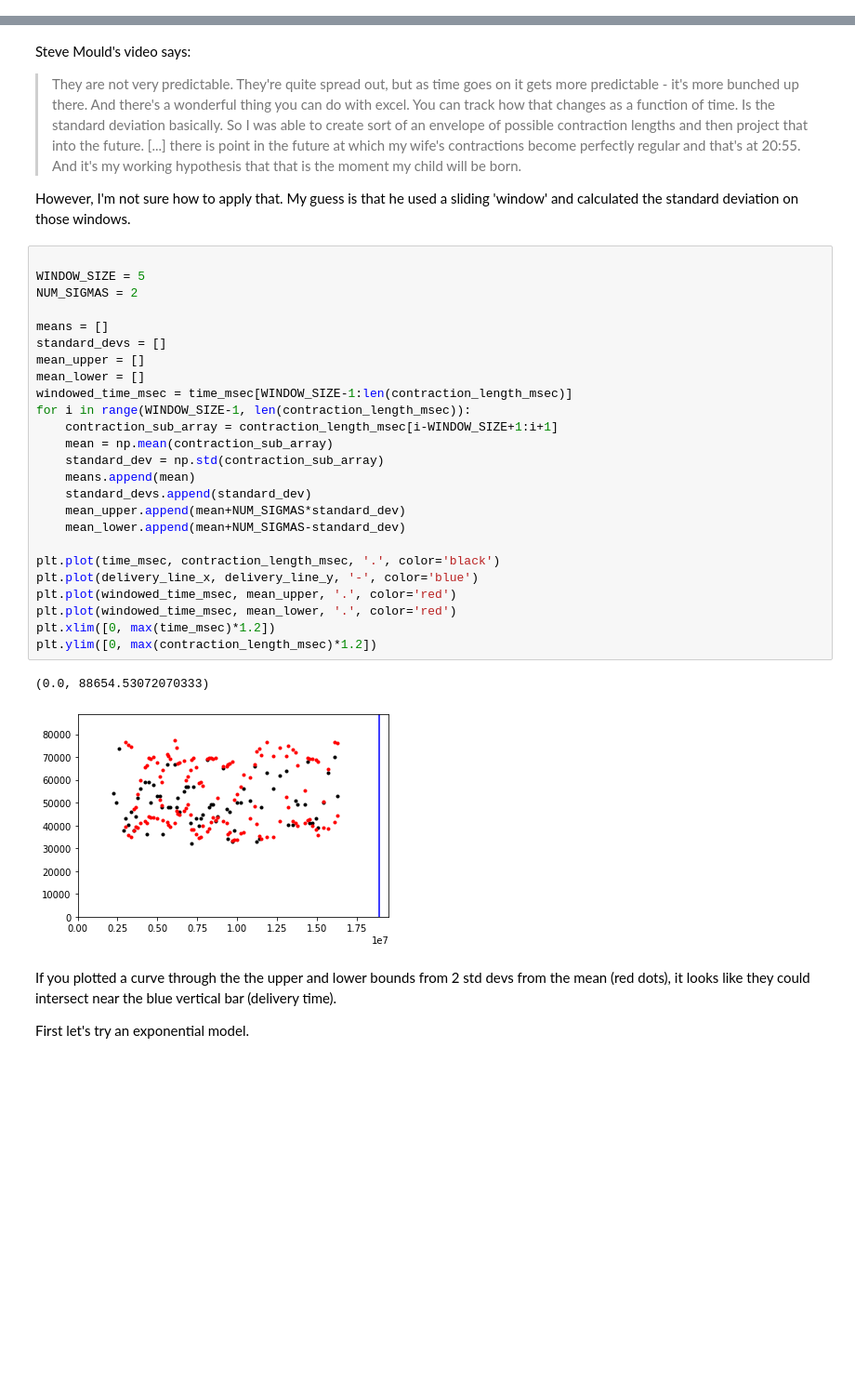
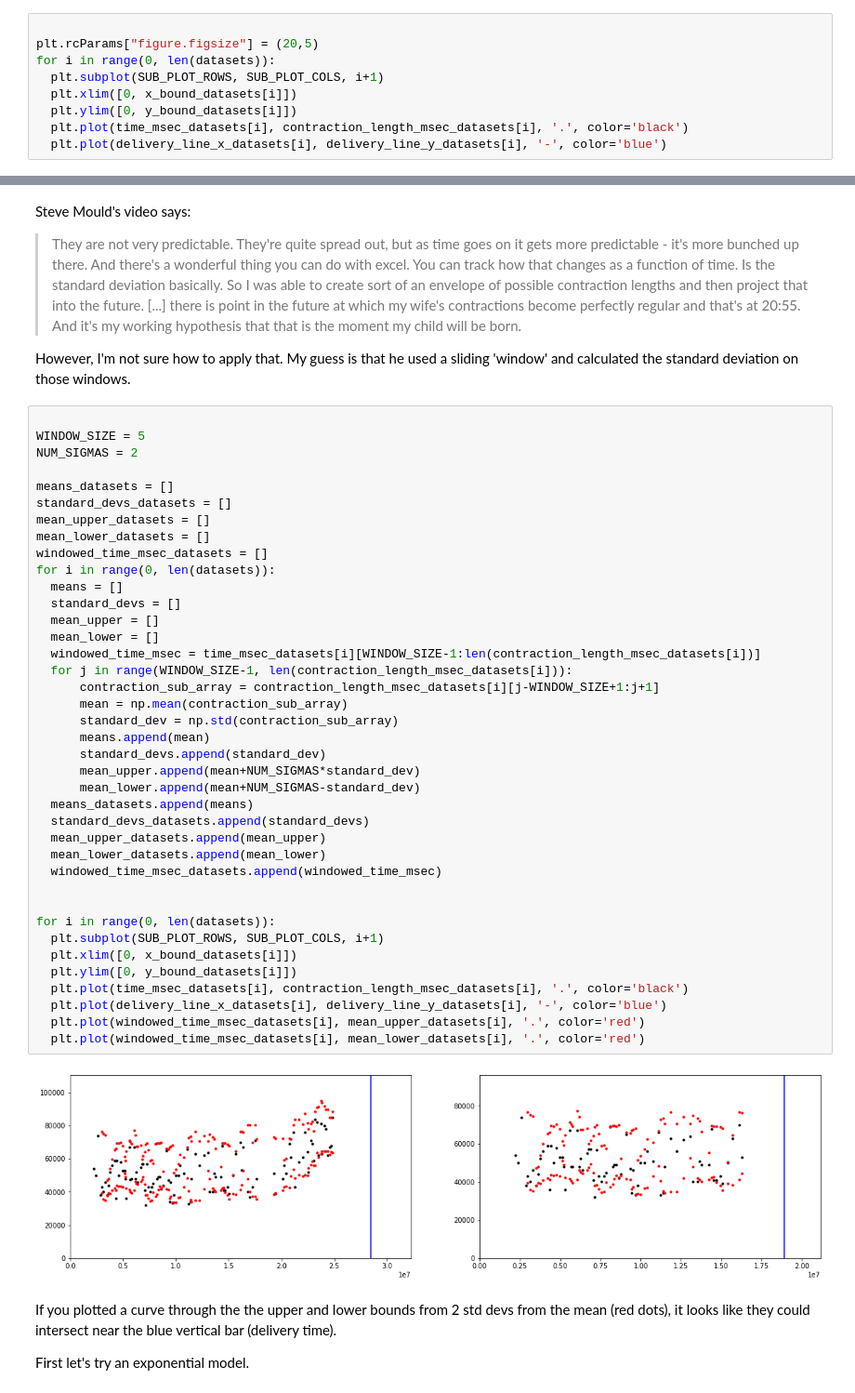
Before and after one commit to josephmate/PredictBabyDelivery, a Jupyter notebook: analysis.ipynb, the cells around one changed output, grey strips where cells are left out. Shown: that part at 93% size. Saved outputs shown, nothing was run; the diff lists cells and outputs as text; blank space fills up the shorter version.

Commit message:
slowly adding support to display all datasets
that way when I get a third dataset, it won't be that hard to add

```diff
--- a/analysis.ipynb
+++ b/analysis.ipynb
@@ -38,0 +53,9 @@ plt.plot(delivery_line_x, delivery_line_y, '-', color='blue')
+# %%
+
+plt.rcParams["figure.figsize"] = (20,5)
+for i in range(0, len(datasets)):
+  plt.subplot(SUB_PLOT_ROWS, SUB_PLOT_COLS, i+1)
+  plt.xlim([0, x_bound_datasets[i]])
+  plt.ylim([0, y_bound_datasets[i]])
+  plt.plot(time_msec_datasets[i], contraction_length_msec_datasets[i], '.', color='black')
+  plt.plot(delivery_line_x_datasets[i], delivery_line_y_datasets[i], '-', color='blue')
@@ -44,31 +69,44 @@ However, I'm not sure how to apply that. My guess is that he used a sliding 'win
 # %%
 
 WINDOW_SIZE = 5
 NUM_SIGMAS = 2
 
-means = []
-standard_devs = []
-mean_upper = []
-mean_lower = []
-windowed_time_msec = time_msec[WINDOW_SIZE-1:len(contraction_length_msec)]
-for i in range(WINDOW_SIZE-1, len(contraction_length_msec)):
-    contraction_sub_array = contraction_length_msec[i-WINDOW_SIZE+1:i+1]
-    mean = np.mean(contraction_sub_array)
-    standard_dev = np.std(contraction_sub_array)
-    means.append(mean)
-    standard_devs.append(standard_dev)
-    mean_upper.append(mean+NUM_SIGMAS*standard_dev)
-    mean_lower.append(mean+NUM_SIGMAS-standard_dev)
+means_datasets = []
+standard_devs_datasets = []
+mean_upper_datasets = []
+mean_lower_datasets = []
+windowed_time_msec_datasets = []
+for i in range(0, len(datasets)):
+  means = []
+  standard_devs = []
+  mean_upper = []
+  mean_lower = []
+  windowed_time_msec = time_msec_datasets[i][WINDOW_SIZE-1:len(contraction_length_msec_datasets[i])]
+  for j in range(WINDOW_SIZE-1, len(contraction_length_msec_datasets[i])):
+      contraction_sub_array = contraction_length_msec_datasets[i][j-WINDOW_SIZE+1:j+1]
+      mean = np.mean(contraction_sub_array)
+      standard_dev = np.std(contraction_sub_array)
+      means.append(mean)
+      standard_devs.append(standard_dev)
+      mean_upper.append(mean+NUM_SIGMAS*standard_dev)
+      mean_lower.append(mean+NUM_SIGMAS-standard_dev)
+  means_datasets.append(means)
+  standard_devs_datasets.append(standard_devs)
+  mean_upper_datasets.append(mean_upper)
+  mean_lower_datasets.append(mean_lower)
+  windowed_time_msec_datasets.append(windowed_time_msec)
 
-plt.plot(time_msec, contraction_length_msec, '.', color='black')
-plt.plot(delivery_line_x, delivery_line_y, '-', color='blue')
-plt.plot(windowed_time_msec, mean_upper, '.', color='red')
-plt.plot(windowed_time_msec, mean_lower, '.', color='red')
-plt.xlim([0, max(time_msec)*1.2])
-plt.ylim([0, max(contraction_length_msec)*1.2])
+
+for i in range(0, len(datasets)):
+  plt.subplot(SUB_PLOT_ROWS, SUB_PLOT_COLS, i+1)
+  plt.xlim([0, x_bound_datasets[i]])
+  plt.ylim([0, y_bound_datasets[i]])
+  plt.plot(time_msec_datasets[i], contraction_length_msec_datasets[i], '.', color='black')
+  plt.plot(delivery_line_x_datasets[i], delivery_line_y_datasets[i], '-', color='blue')
+  plt.plot(windowed_time_msec_datasets[i], mean_upper_datasets[i], '.', color='red')
+  plt.plot(windowed_time_msec_datasets[i], mean_lower_datasets[i], '.', color='red')
 # %% [output]
-(0.0, 88654.53072070333)
-[figure, old version]
+[figure, new version]
 # %% [markdown]
 If you plotted a curve through the the upper and lower bounds from 2 std devs from the mean (red dots), it looks like they could intersect near the blue vertical bar (delivery time).
 
```
Also changed, not shown: parts of 7 cells of this notebook.
